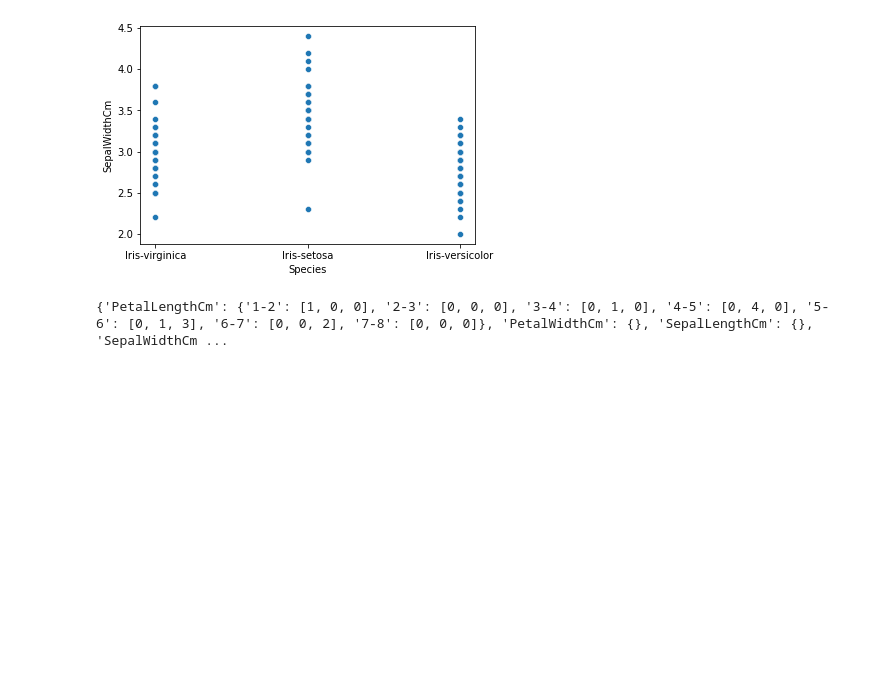
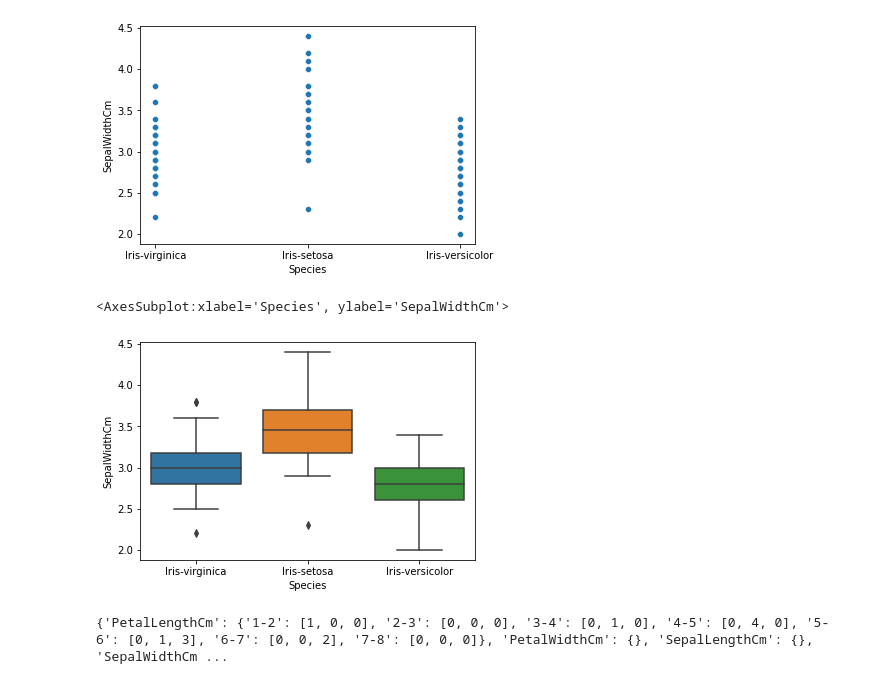
Before and after one commit to PatilOjas/AIML-Lab, a Jupyter notebook: Exp 4/naiveBayes.ipynb, the cells around one changed output. Saved outputs shown, nothing was run; the diff lists cells and outputs as text; code cells hidden in the pictures; blank space fills up the shorter version.

```diff
--- a/Exp 4/naiveBayes.ipynb
+++ b/Exp 4/naiveBayes.ipynb
@@ -102,6 +117,11 @@ sns.scatterplot(df.Species, df.SepalWidthCm)
 # %% [output]
 <AxesSubplot:xlabel='Species', ylabel='SepalWidthCm'>
 [figure]
+# %%
+sns.boxplot(df.Species, df.SepalWidthCm)
+# %% [output]
+<AxesSubplot:xlabel='Species', ylabel='SepalWidthCm'>
+[figure, added]
 # %%
 dataDict = {
 	'PetalLengthCm': {},
```
Also changed, not shown: parts of 6 cells of this notebook.
